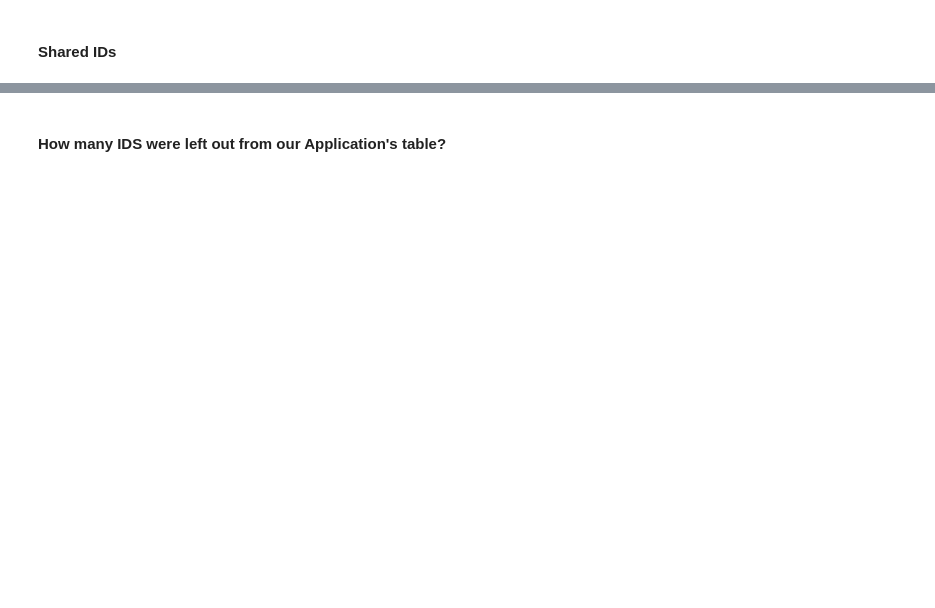
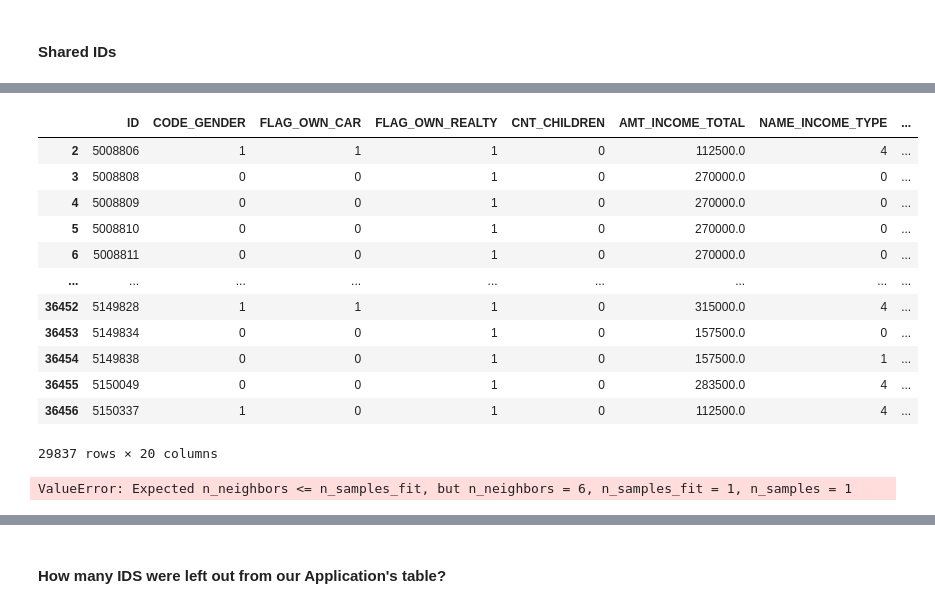
Before and after one commit to rafaelperez/team_project, a Jupyter notebook: src/project_2_v002.ipynb, the cells around one changed output, grey strips where cells are left out. Drawn from its saved outputs; the diff is of its cells as text; code cells hidden in the pictures; blank space fills up the shorter version.

```diff
--- a/src/project_2_v002.ipynb
+++ b/src/project_2_v002.ipynb
@@ -205,0 +306,4 @@ Markdown(f"**Shared IDs between the 2 tables:** {n_shared_ids}")
+# %%
+# credit_unique = credit.drop_duplicates(subset=['ID', 'MONTHS_BALANCE'], keep='first')
+credit_unique = credit.drop_duplicates(subset=['ID'], keep='last')
+credit_unique.head(5)
@@ -205,0 +317,4 @@ Markdown(f"**Shared IDs between the 2 tables:** {n_shared_ids}")
+# %%
+# merge the two tables
+df = pd.merge(application, credit_unique, on='ID', how='inner')
+df.head()
@@ -205,0 +328,15 @@ Markdown(f"**Shared IDs between the 2 tables:** {n_shared_ids}")
+# %%
+# Select the columns where you want to remove outliers
+columns_to_filter = ['AMT_INCOME_TOTAL', 'CNT_FAM_MEMBERS', 'CNT_CHILDREN']
+
+# Calculate lower and upper bounds for each selected column
+lower_bounds = df[columns_to_filter].quantile(0.05)
+upper_bounds = df[columns_to_filter].quantile(0.90)
+
+# Define the boundaries for outlier removal
+lower_bound_limits = lower_bounds - 0.05 * (upper_bounds - lower_bounds)
+upper_bound_limits = upper_bounds + 0.05 * (upper_bounds - lower_bounds)
+
+# Filter out the rows containing outliers in any of the selected columns
+df = df[~((df[columns_to_filter] < lower_bound_limits) | (df[columns_to_filter] > upper_bound_limits)).any(axis=1)]
+Markdown('**Filtered data shape:** ' + str(df.shape))
@@ -205,0 +385,22 @@ Markdown(f"**Shared IDs between the 2 tables:** {n_shared_ids}")
+# %%
+# Label Encoding
+df_encoded = df.copy()
+lst = list(df_encoded.select_dtypes('object').columns)
+for i in lst :
+  lb = LabelEncoder()
+  df_encoded[i] = lb.fit_transform(df_encoded[i])
+df_encoded
+# %% [output]
+|  | ID | CODE_GENDER | FLAG_OWN_CAR | FLAG_OWN_REALTY | CNT_CHILDREN | AMT_INCOME_TOTAL | NAME_INCOME_TYPE | ... |
+| 2 | 5008806 | 1 | 1 | 1 | 0 | 112500.0 | 4 | ... |
+| 3 | 5008808 | 0 | 0 | 1 | 0 | 270000.0 | 0 | ... |
+| 4 | 5008809 | 0 | 0 | 1 | 0 | 270000.0 | 0 | ... |
+| 5 | 5008810 | 0 | 0 | 1 | 0 | 270000.0 | 0 | ... |
+| 6 | 5008811 | 0 | 0 | 1 | 0 | 270000.0 | 0 | ... |
+| ... | ... | ... | ... | ... | ... | ... | ... | ... |
+| 36452 | 5149828 | 1 | 1 | 1 | 0 | 315000.0 | 4 | ... |
+| 36453 | 5149834 | 0 | 0 | 1 | 0 | 157500.0 | 0 | ... |
+| 36454 | 5149838 | 0 | 0 | 1 | 0 | 157500.0 | 1 | ... |
+| 36455 | 5150049 | 0 | 0 | 1 | 0 | 283500.0 | 4 | ... |
+| 36456 | 5150337 | 1 | 0 | 1 | 0 | 112500.0 | 4 | ... |
+29837 rows × 20 columns
@@ -205,0 +412,5 @@ Markdown(f"**Shared IDs between the 2 tables:** {n_shared_ids}")
+# %%
+smote = SMOTE()
+X_balance, Y_balance = smote.fit_resample(x, y)
+# %% [output]
+ValueError: Expected n_neighbors <= n_samples_fit, but n_neighbors = 6, n_samples_fit = 1, n_samples = 1
```
Also changed, not shown: parts of 62 cells of this notebook, 9 other files.
